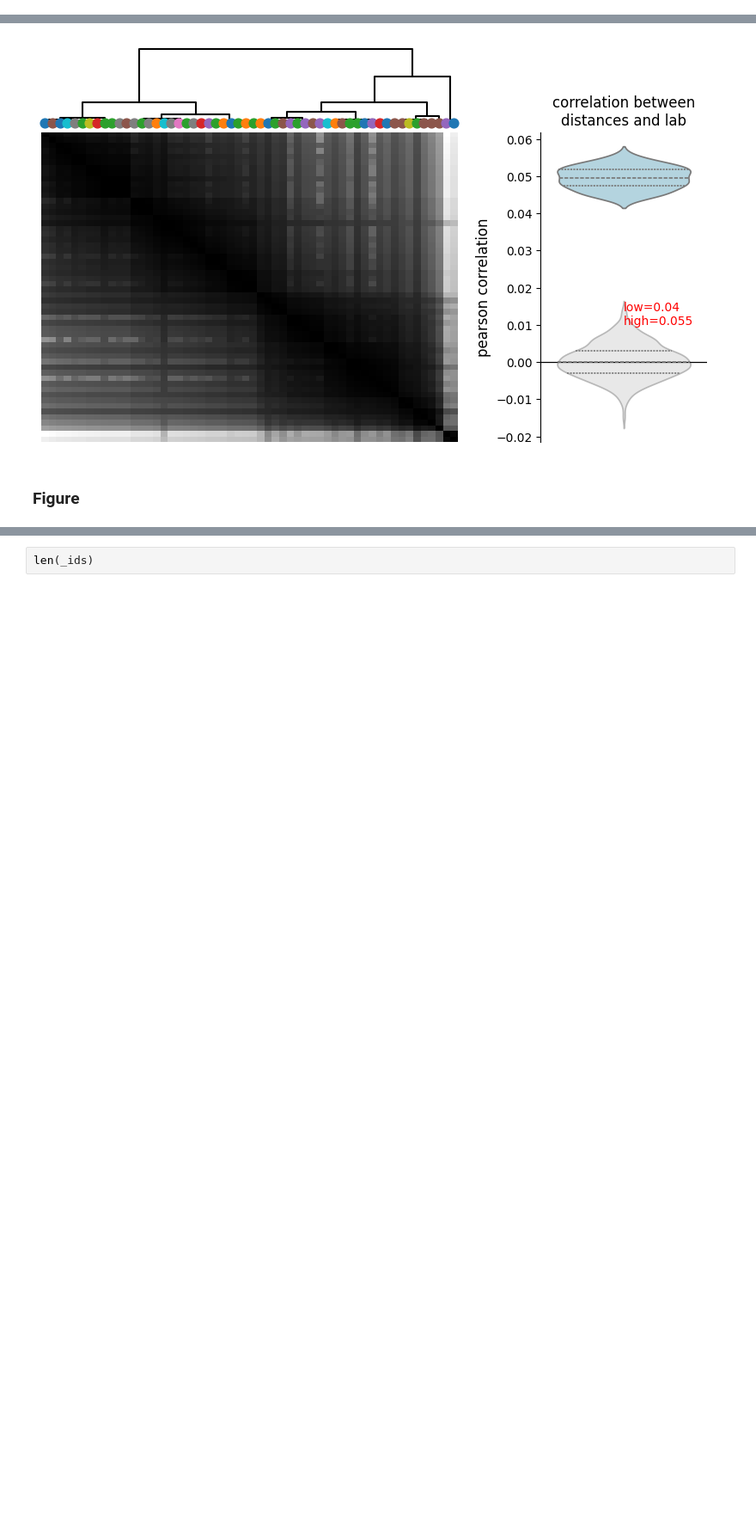
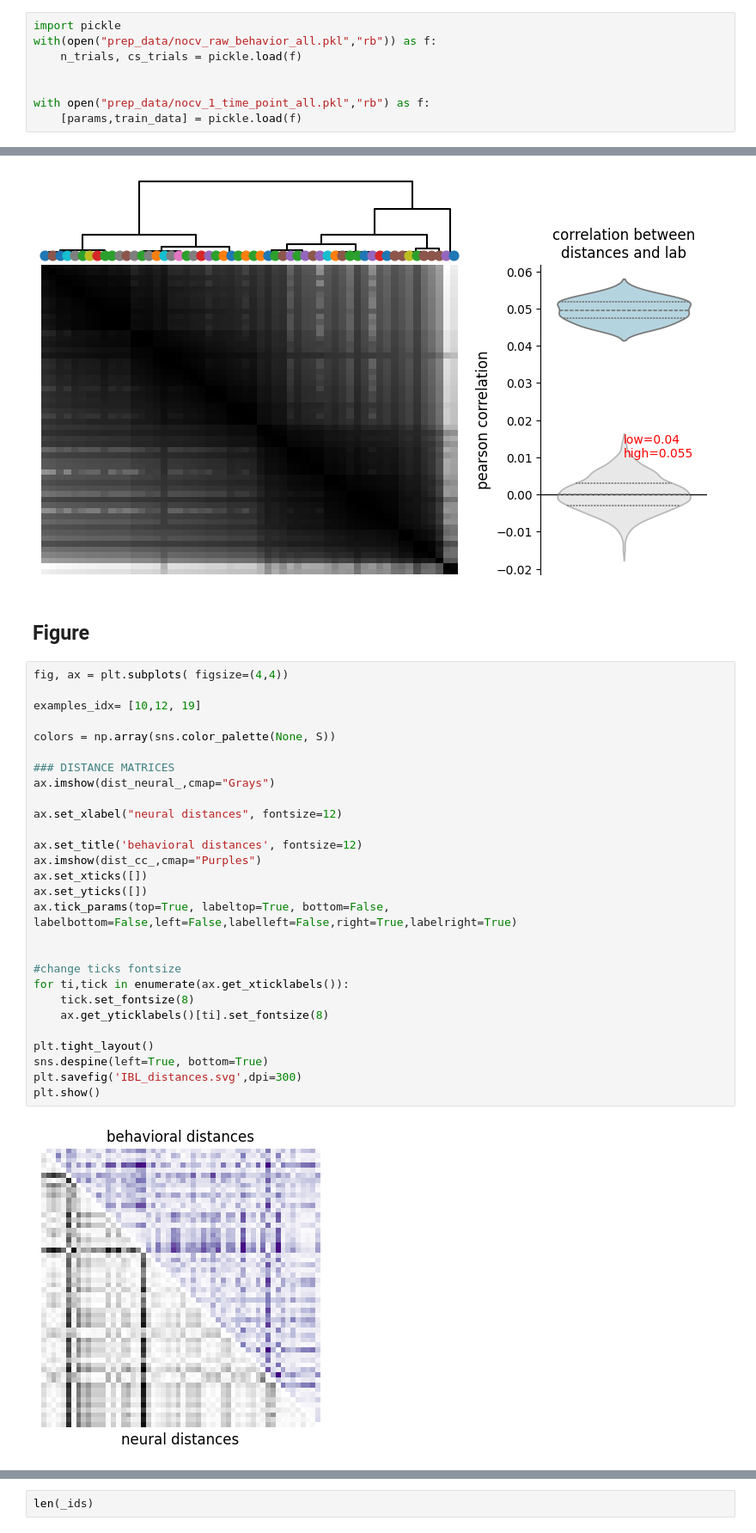
Before and after one commit to brunaafl/ShapeMetrics, a Jupyter notebook: ibl_analyses/notebooks/shape_metrics_figure.ipynb, the cells around one changed output, grey strips where cells are left out. Shown at 86% size. Cells and saved outputs as stored; diff of their text form; blank space fills up the shorter version.

```diff
--- a/ibl_analyses/notebooks/shape_metrics_figure.ipynb
+++ b/ibl_analyses/notebooks/shape_metrics_figure.ipynb
@@ -512,0 +515,8 @@ dist_cc_[np.tril_indices(dist_neural.shape[0],0)] = np.nan
+# %%
+import pickle
+with(open("prep_data/nocv_raw_behavior_all.pkl","rb")) as f:
+    n_trials, cs_trials = pickle.load(f)
+
+
+with open("prep_data/nocv_1_time_point_all.pkl","rb") as f:
+    [params,train_data] = pickle.load(f)
@@ -713,4 +758,34 @@ plt.show()
 # %% [output]
 [figure]
 # %% [markdown]
-### Figure
+## Figure
+# %%
+fig, ax = plt.subplots( figsize=(4,4))
+
+examples_idx= [10,12, 19]
+
+colors = np.array(sns.color_palette(None, S))
+
+### DISTANCE MATRICES
+ax.imshow(dist_neural_,cmap="Grays")
+
+ax.set_xlabel("neural distances", fontsize=12)
+
+ax.set_title('behavioral distances', fontsize=12)
+ax.imshow(dist_cc_,cmap="Purples")
+ax.set_xticks([])
+ax.set_yticks([])
+ax.tick_params(top=True, labeltop=True, bottom=False, labelbottom=False,left=False,labelleft=False,right=True,labelright=True)
+
+
+#change ticks fontsize
+for ti,tick in enumerate(ax.get_xticklabels()):
+    tick.set_fontsize(8)
+    ax.get_yticklabels()[ti].set_fontsize(8)
+
+plt.tight_layout()
+sns.despine(left=True, bottom=True)
+plt.savefig('IBL_distances.svg',dpi=300)
+plt.show()
+# %% [output]
+[figure, added]
```
Also changed, not shown: parts of 13 cells of this notebook, 16 other files.
